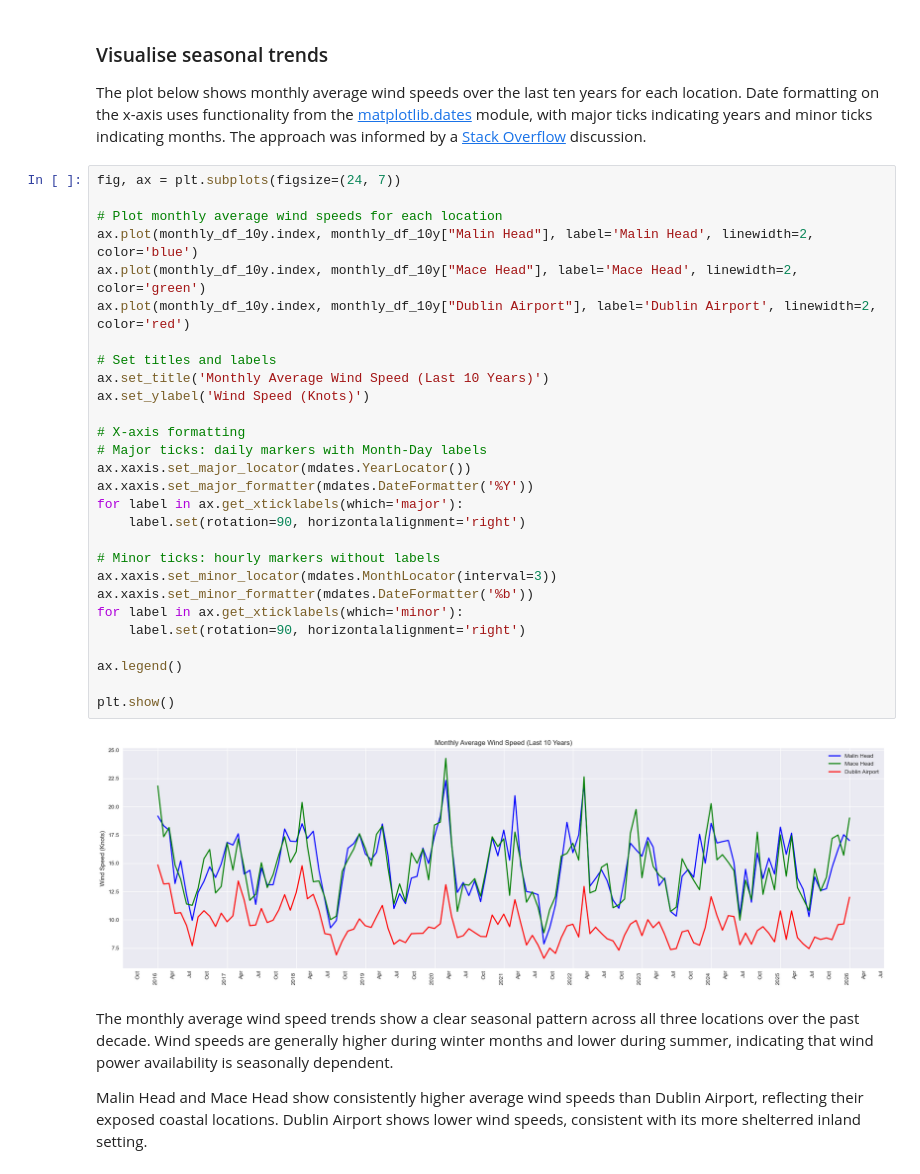
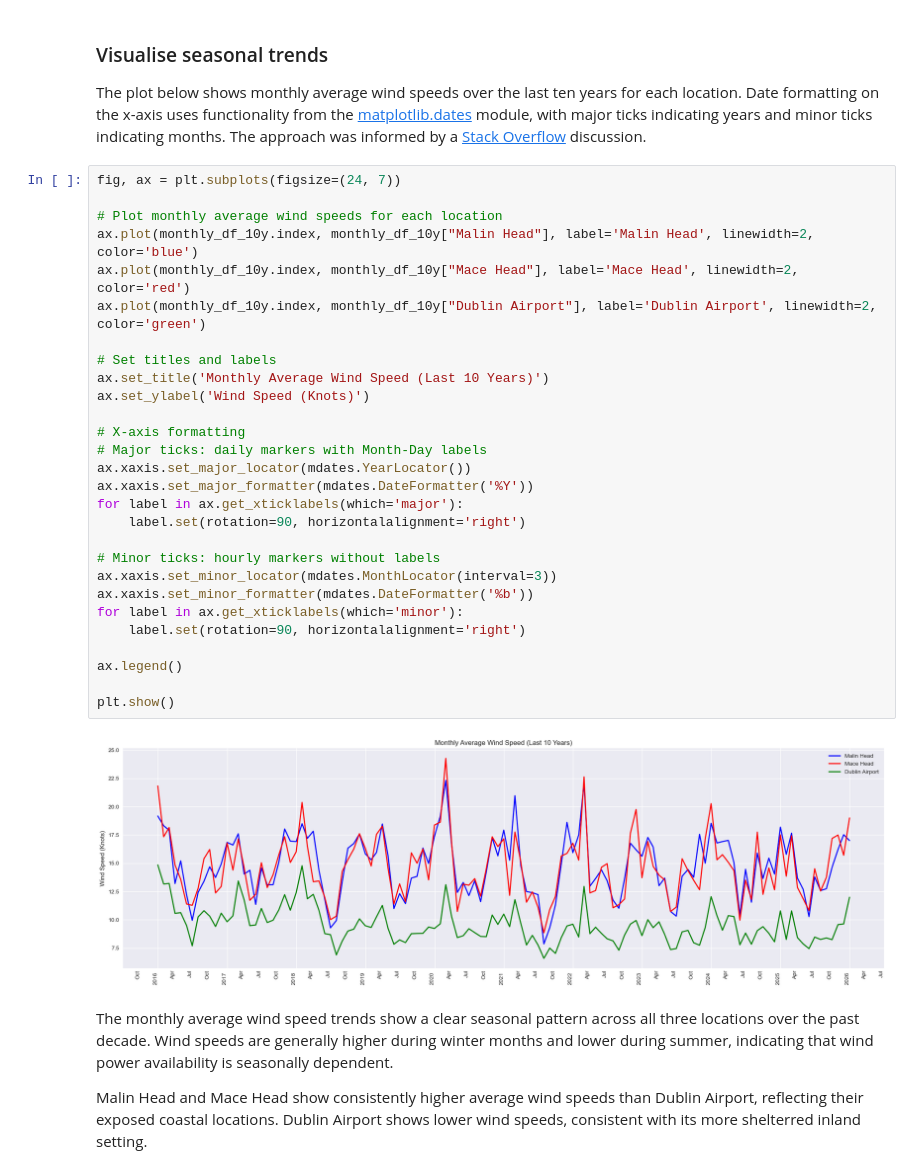
Before and after one commit to Oksyyy/programming-for-data-analytics, a Jupyter notebook: project/wind_anlysis.ipynb, the cells around one changed output. Drawn from its saved outputs; the diff is of its cells as text.

```diff
--- a/project/wind_anlysis.ipynb
+++ b/project/wind_anlysis.ipynb
@@ -414,33 +416,33 @@ The plot below shows monthly average wind speeds over the last ten years for eac
 # %%
 fig, ax = plt.subplots(figsize=(24, 7))
 
 # Plot monthly average wind speeds for each location
 ax.plot(monthly_df_10y.index, monthly_df_10y["Malin Head"], label='Malin Head', linewidth=2, color='blue')
-ax.plot(monthly_df_10y.index, monthly_df_10y["Mace Head"], label='Mace Head', linewidth=2, color='green')
-ax.plot(monthly_df_10y.index, monthly_df_10y["Dublin Airport"], label='Dublin Airport', linewidth=2, color='red')
+ax.plot(monthly_df_10y.index, monthly_df_10y["Mace Head"], label='Mace Head', linewidth=2, color='red')
+ax.plot(monthly_df_10y.index, monthly_df_10y["Dublin Airport"], label='Dublin Airport', linewidth=2, color='green')
 
 # Set titles and labels
 ax.set_title('Monthly Average Wind Speed (Last 10 Years)')
 ax.set_ylabel('Wind Speed (Knots)')
 
 # X-axis formatting
 # Major ticks: daily markers with Month-Day labels
 ax.xaxis.set_major_locator(mdates.YearLocator())
 ax.xaxis.set_major_formatter(mdates.DateFormatter('%Y'))
 for label in ax.get_xticklabels(which='major'):
     label.set(rotation=90, horizontalalignment='right')
 
 # Minor ticks: hourly markers without labels
 ax.xaxis.set_minor_locator(mdates.MonthLocator(interval=3))
 ax.xaxis.set_minor_formatter(mdates.DateFormatter('%b'))
 for label in ax.get_xticklabels(which='minor'):
     label.set(rotation=90, horizontalalignment='right')
 
 ax.legend()
 
 plt.show()
 # %% [output]
-[figure, old version]
+[figure, new version]
 # %% [markdown]
 The monthly average wind speed trends show a clear seasonal pattern across all three locations over the past decade. Wind speeds are generally higher during winter months and lower during summer, indicating that wind power availability is seasonally dependent.
 
```
Also changed, not shown: parts of 13 cells of this notebook, 1 other file.
